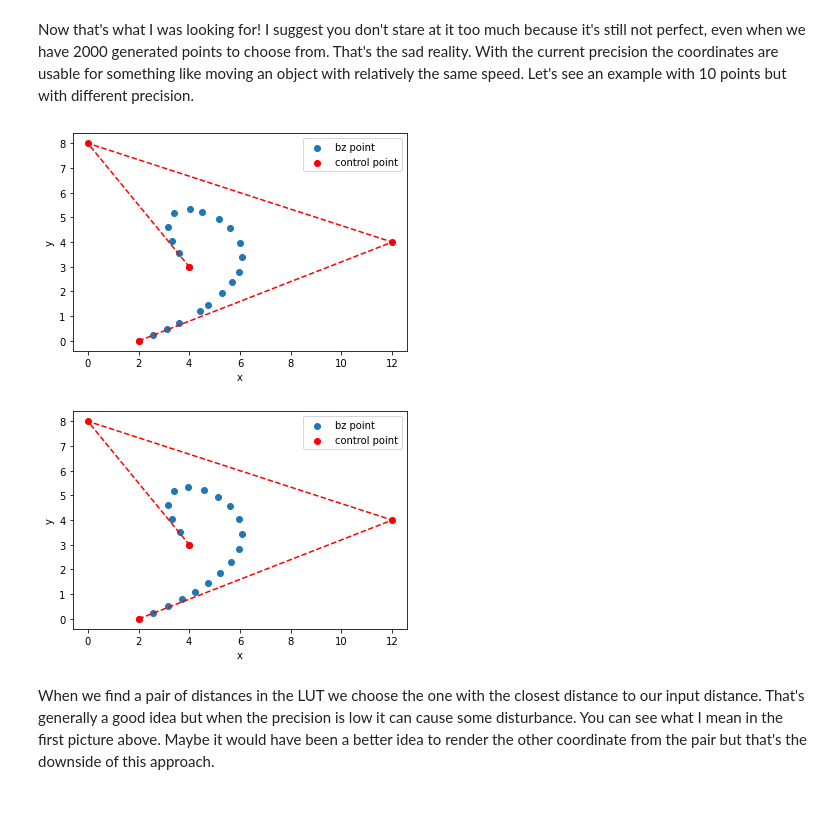
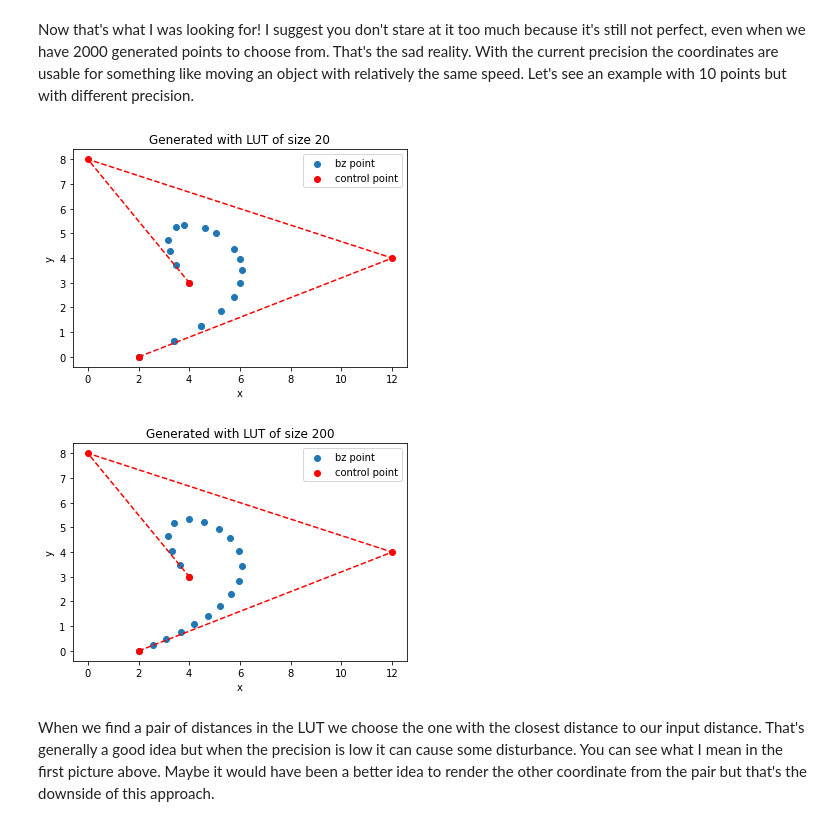
Before and after one commit to alexcvetanov4445/BezierCurves, a Jupyter notebook: BezierCurves.ipynb, the cells around one changed output. Cells and saved outputs as stored; diff of their text form; code cells hidden in the pictures.

```diff
--- a/BezierCurves.ipynb
+++ b/BezierCurves.ipynb
@@ -454,13 +474,13 @@ plot_bezier_coordinates(points, bz_points, False)
 # %% [markdown]
 Now that's what I was looking for! I suggest you don't stare at it too much because it's still not perfect, even when we have 2000 generated points to choose from. That's the sad reality. With the current precision the coordinates are usable for something like moving an object with relatively the same speed. Let's see an example with 10 points but with different precision.
-# %%
-bz_points = bezier_curve_equal_dist_points(points, 20, 50) # LUT with size of 20
-plot_bezier_coordinates(points, bz_points)
-bz_points = bezier_curve_equal_dist_points(points, 20, 500) # LUT with size of 500
-plot_bezier_coordinates(points, bz_points)
-# %% [output]
-[figure, removed]
-[figure, removed]
+# %%
+bz_points = bezier_curve_equal_dist_points(points, 20, 20)
+plot_bezier_coordinates(points, bz_points, title="Generated with LUT of size 20")
+bz_points = bezier_curve_equal_dist_points(points, 20, 200) # LUT with size of 200
+plot_bezier_coordinates(points, bz_points, title="Generated with LUT of size 200")
+# %% [output]
+[figure, added]
+[figure, added]
 # %% [markdown]
 When we find a pair of distances in the LUT we choose the one with the closest distance to our input distance. That's generally a good idea but when the precision is low it can cause some disturbance. You can see what I mean in the first picture above. Maybe it would have been a better idea to render the other coordinate from the pair but that's the downside of this approach.
 # %% [markdown]
```
Also changed, not shown: parts of 17 cells of this notebook.
